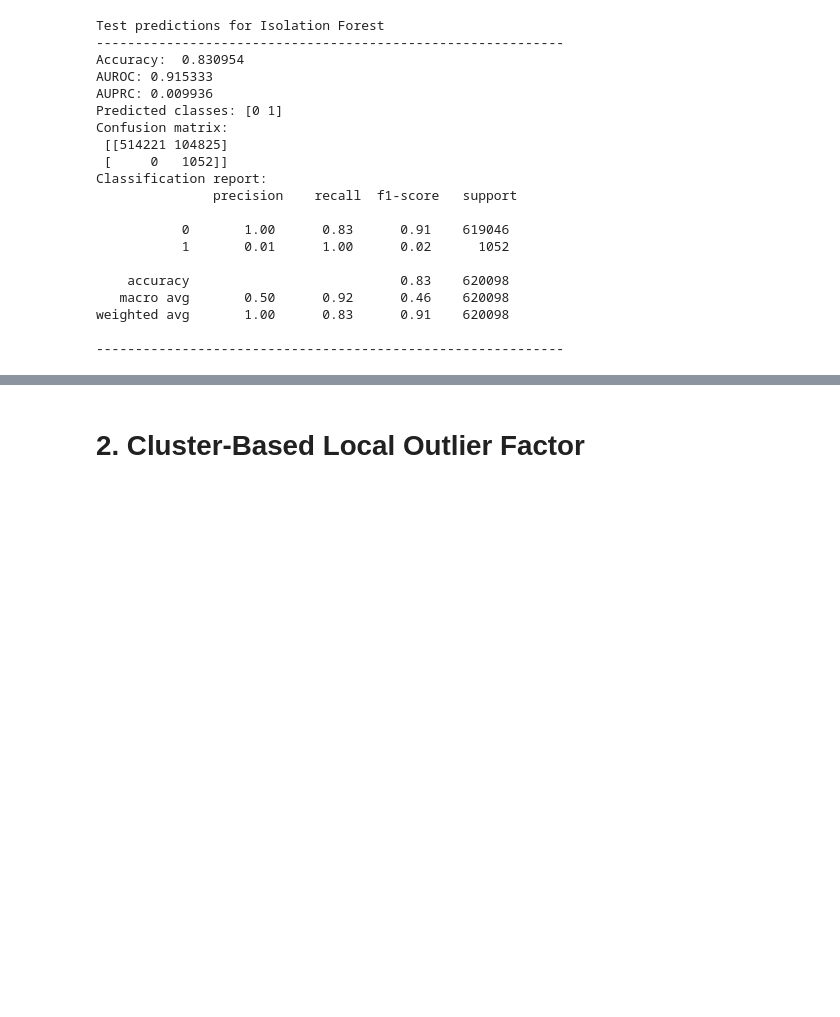
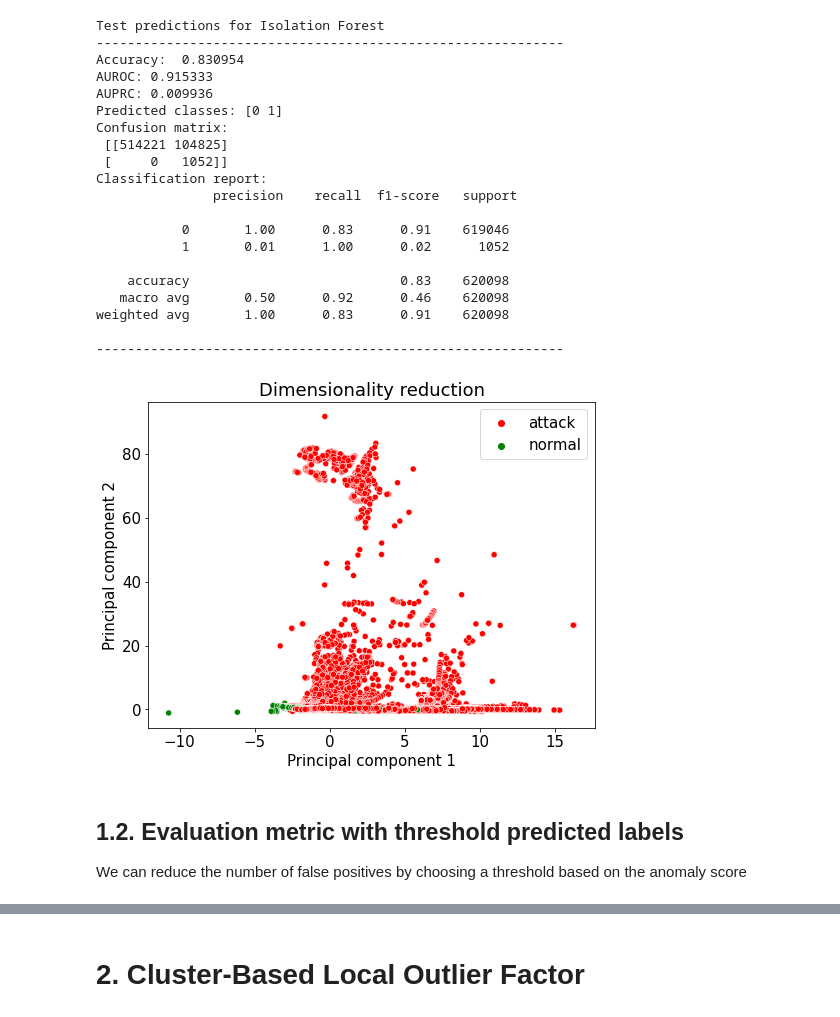
Before and after one commit to Owerre/Anomaly-Detection, a Jupyter notebook: Network-intrusion/notebooks/03-unsupervised-ml.ipynb, the cells around one changed output, grey strips where cells are left out. Saved outputs shown, nothing was run; the diff lists cells and outputs as text; code cells hidden in the pictures; blank space fills up the shorter version.

```diff
--- a/Network-intrusion/notebooks/03-unsupervised-ml.ipynb
+++ b/Network-intrusion/notebooks/03-unsupervised-ml.ipynb
@@ -116,3 +128,12 @@ Classification report:
 weighted avg       1.00      0.83      0.91    620098
 
 ------------------------------------------------------------
+# %%
+# PCA plot with raw predicted labels
+if_y_pred = pd.Series(if_y_pred).map({0:'normal',1: 'attack'})
+transfxn.pca_plot_labeled(scaler.fit_transform(X), if_y_pred, palette = ['r', 'g'])
+# %% [output]
+[figure, added]
+# %% [markdown]
+## 1.2. Evaluation metric with threshold predicted labels
+We can reduce the number of false positives by choosing a threshold based on the anomaly score
```
Also changed, not shown: parts of 15 cells of this notebook, 2 other files.
